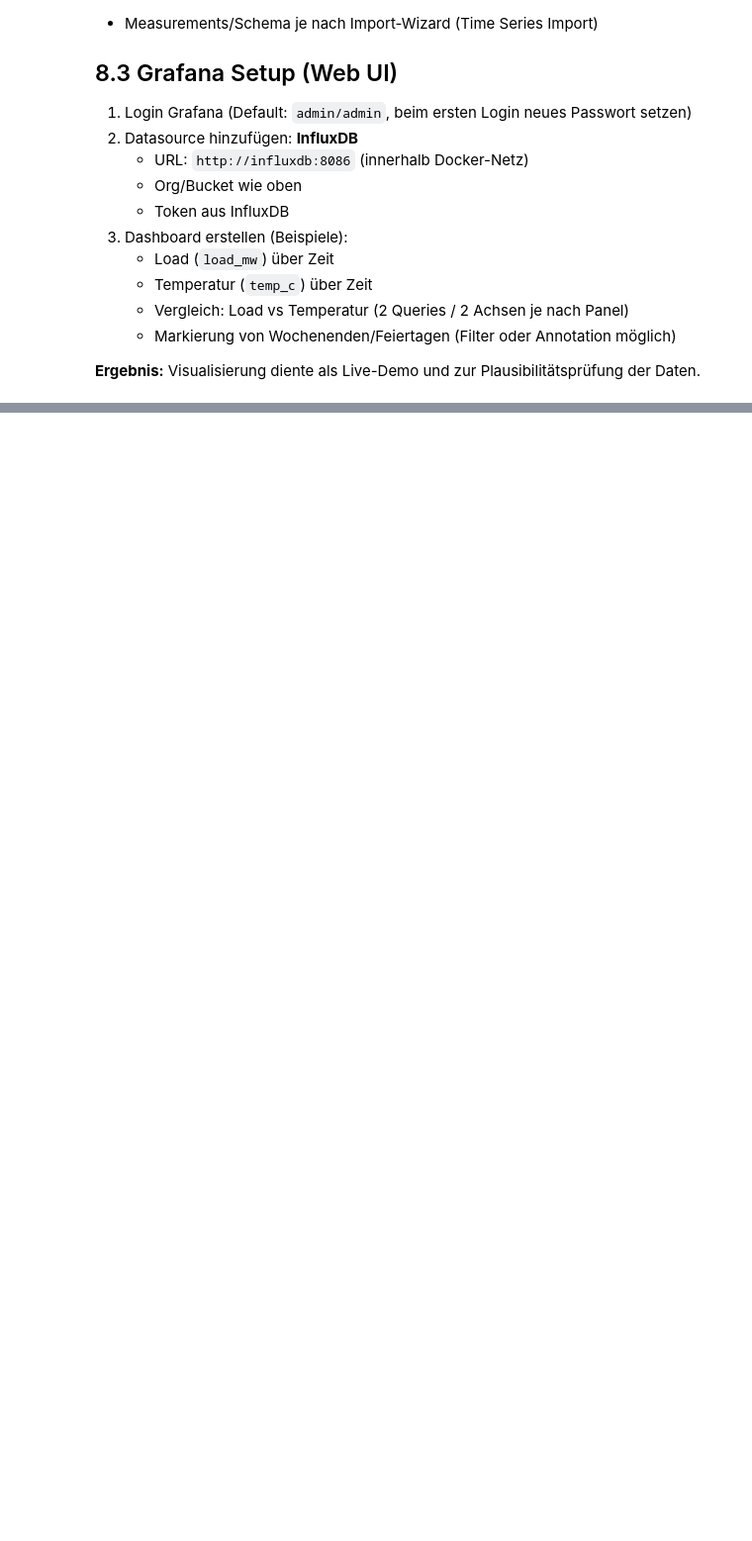
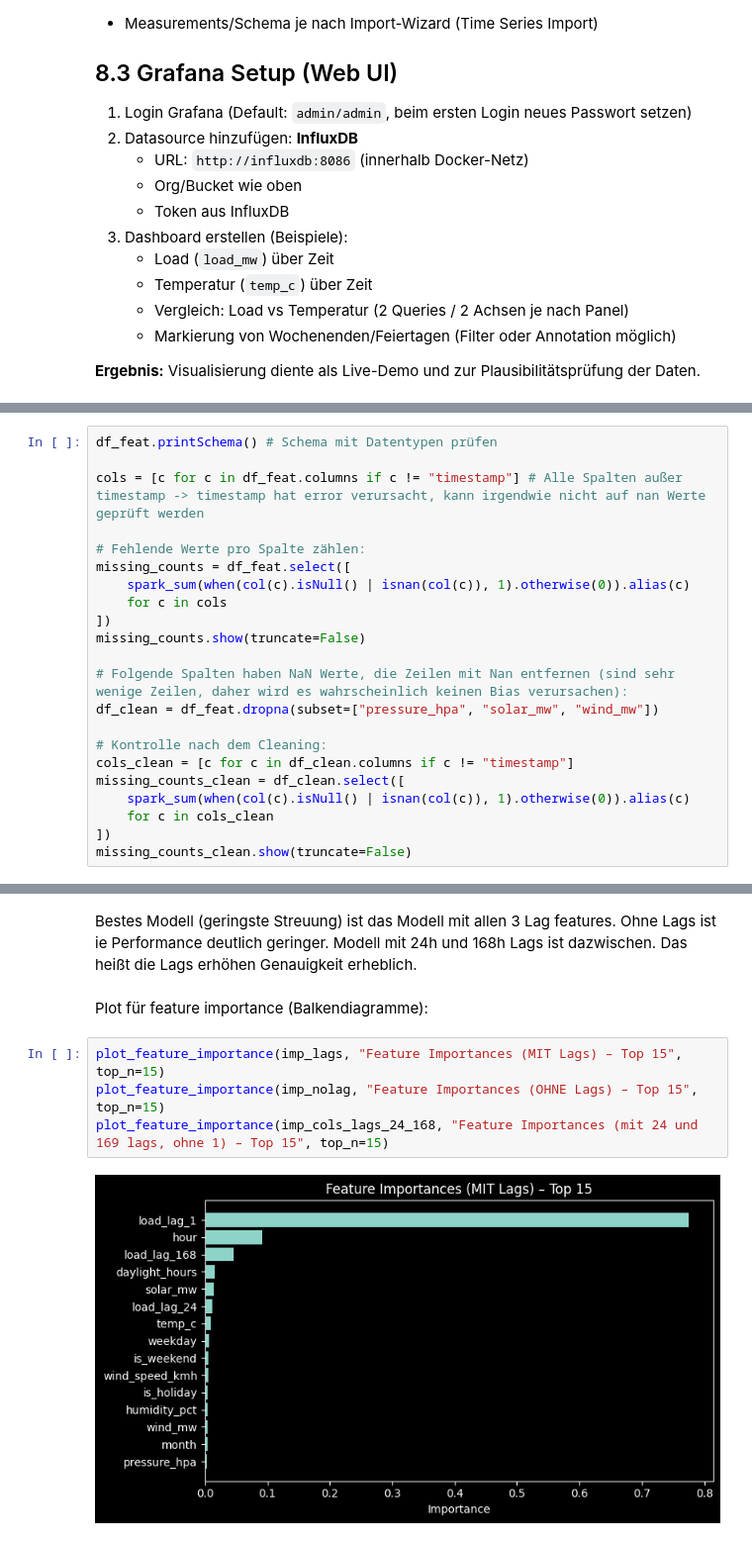
Before and after one commit to Dom4i/BigData-WeatherEnergy, a Jupyter notebook: report.ipynb, the cells around one changed output, grey strips where cells are left out. Shown at 99% size. Saved outputs shown, nothing was run; the diff lists cells and outputs as text; blank space fills up the shorter version.

```diff
--- a/report.ipynb
+++ b/report.ipynb
@@ -1643,0 +1760,22 @@ Anschließend wurde das finale CSV manuell importiert:
+# %%
+df_feat.printSchema() # Schema mit Datentypen prüfen
+
+cols = [c for c in df_feat.columns if c != "timestamp"] # Alle Spalten außer timestamp -> timestamp hat error verursacht, kann irgendwie nicht auf nan Werte geprüft werden
+
+# Fehlende Werte pro Spalte zählen:
+missing_counts = df_feat.select([
+    spark_sum(when(col(c).isNull() | isnan(col(c)), 1).otherwise(0)).alias(c)
+    for c in cols
+])
+missing_counts.show(truncate=False)
+
+# Folgende Spalten haben NaN Werte, die Zeilen mit Nan entfernen (sind sehr wenige Zeilen, daher wird es wahrscheinlich keinen Bias verursachen):
+df_clean = df_feat.dropna(subset=["pressure_hpa", "solar_mw", "wind_mw"])
+
+# Kontrolle nach dem Cleaning:
+cols_clean = [c for c in df_clean.columns if c != "timestamp"]
+missing_counts_clean = df_clean.select([
+    spark_sum(when(col(c).isNull() | isnan(col(c)), 1).otherwise(0)).alias(c)
+    for c in cols_clean
+])
+missing_counts_clean.show(truncate=False)
@@ -1643,0 +1996,13 @@ Anschließend wurde das finale CSV manuell importiert:
+# %% [markdown]
+Bestes Modell (geringste Streuung) ist das Modell mit allen 3 Lag features.
+Ohne Lags ist ie Performance deutlich geringer.
+Modell mit 24h und 168h Lags ist dazwischen.
+Das heißt die Lags erhöhen Genauigkeit erheblich.
+# %% [markdown]
+Plot für feature importance (Balkendiagramme):
+# %%
+plot_feature_importance(imp_lags, "Feature Importances (MIT Lags) – Top 15", top_n=15)
+plot_feature_importance(imp_nolag, "Feature Importances (OHNE Lags) – Top 15", top_n=15)
+plot_feature_importance(imp_cols_lags_24_168, "Feature Importances (mit 24 und 169 lags, ohne 1) – Top 15", top_n=15)
+# %% [output]
+[figure, added]
```
Also changed, not shown: parts of 29 cells of this notebook, 1 other file.
